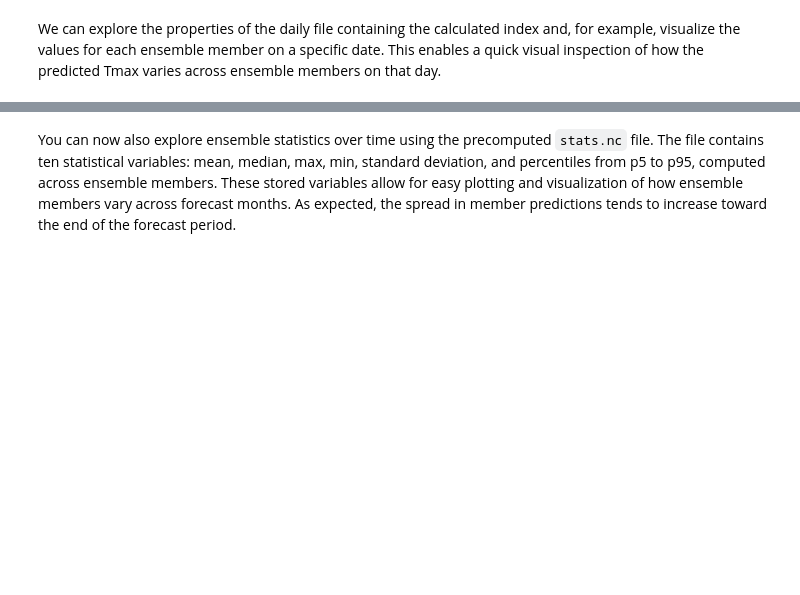
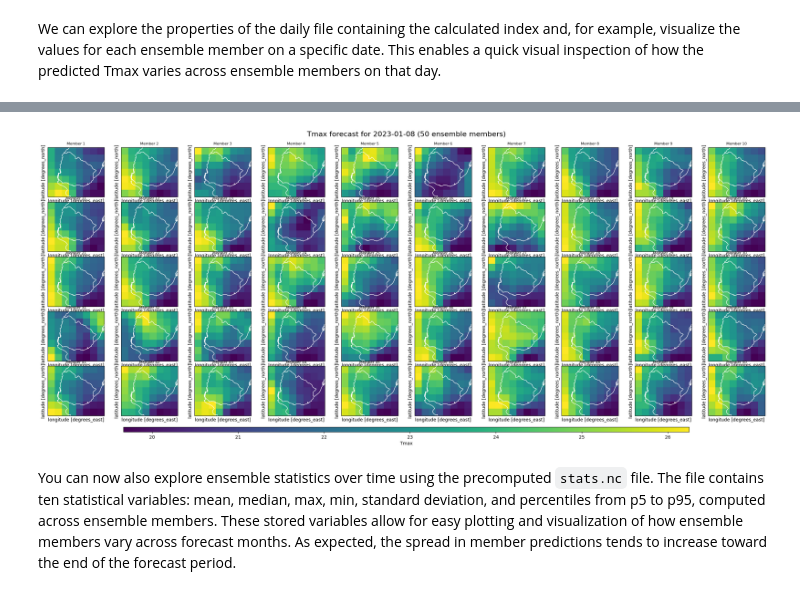
Before and after one commit to DahyannAraya/copernicus_climada_seasonal_forecast_workshop, a Jupyter notebook: Modul_climada_copernicus_seasonal_forecast_workshop.ipynb, the cells around one changed output, grey strips where cells are left out. Saved outputs shown, nothing was run; the diff lists cells and outputs as text; code cells hidden in the pictures; blank space fills up the shorter version.

```diff
--- a/Modul_climada_copernicus_seasonal_forecast_workshop.ipynb
+++ b/Modul_climada_copernicus_seasonal_forecast_workshop.ipynb
@@ -360,5 +392,5 @@ forecast.calculate_index(hw_threshold=hw_threshold, hw_min_duration=hw_min_durat
 We can explore the properties of the daily file containing the calculated index and, for example, visualize the values for each ensemble member on a specific date. This enables a quick visual inspection of how the predicted Tmax varies across ensemble members on that day.
 # %%
 # Call the daily index file
-ds_daily = xr.open_dataset('/Users/daraya/climada/data/copernicus_data/seasonal_forecasts/dwd/sys21/2022/init11/valid12_02/indices/Tmax/Tmax_boundsN-59_S-35_E-52_W-29_daily.nc')
+ds_daily = xr.open_dataset('/root/climada/data/copernicus_data/seasonal_forecasts/dwd/sys21/2022/init11/valid12_02/indices/Tmax/Tmax_boundsN-59_S-35_E-52_W-29_daily.nc')
 ds_daily
@@ -373,8 +417,8 @@ import cartopy.feature as cfeature
 target_date = "2023-01-08"
 index_metric = "Tmax"
 
-init_time = pd.to_datetime(ds["time"].values.item())  # scalar datetime
-steps = ds["step"].values  # timedelta64[ns]
+init_time = pd.to_datetime(ds_daily["time"].values.item())  # scalar datetime
+steps = ds_daily["step"].values  # timedelta64[ns]
 
 forecast_dates = init_time + pd.to_timedelta(steps)# Compute real forecast dates
 
@@ -383,34 +427,36 @@ index_match = np.where(forecast_dates.normalize() == target_datetime.normalize()
 
 if len(index_match) == 0:
     raise ValueError(f"Date {target_date} not found in forecast data.\nAvailable dates: {forecast_dates.strftime('%Y-%m-%d').tolist()}")
 step_index = index_match[0]
 
-data = ds[index_metric].isel(step=step_index)
+data = ds_daily[index_metric].isel(step=step_index)
 
 fig, axs = plt.subplots(5, 10, figsize=(25, 10), subplot_kw={"projection": ccrs.PlateCarree()})
 axs = axs.flatten()
 
 for i in range(50):
     ax = axs[i]
     p = data.isel(number=i).plot(
         ax=ax,
         transform=ccrs.PlateCarree(),
         x="longitude",
         y="latitude",
         add_colorbar=False,
         cmap="viridis"
     )
     ax.coastlines(color="white")
     ax.add_feature(cfeature.BORDERS, edgecolor="white")
     ax.set_title(f"Member {i+1}", fontsize=8)
     ax.set_xticks([])
     ax.set_yticks([])
 
 plt.subplots_adjust(bottom=0.1, top=0.93, left=0.05, right=0.95, wspace=0.1, hspace=0.1)# Add shared colorbar
 cbar_ax = fig.add_axes([0.15, 0.05, 0.7, 0.015])
 fig.colorbar(p, cax=cbar_ax, orientation="horizontal", label=index_metric)
 plt.suptitle(f"{index_metric} forecast for {target_date} (50 ensemble members)", fontsize=16)
 plt.show()
+# %% [output]
+[figure, added]
 # %% [markdown]
 You can now also explore ensemble statistics over time using the precomputed `stats.nc` file. The file contains ten statistical variables: mean, median, max, min, standard deviation, and percentiles from p5 to p95, computed across ensemble members. These stored variables allow for easy plotting and visualization of how ensemble members vary across forecast months. As expected, the spread in member predictions tends to increase toward the end of the forecast period.
 # %%
```
Also changed, not shown: parts of 12 cells of this notebook.
